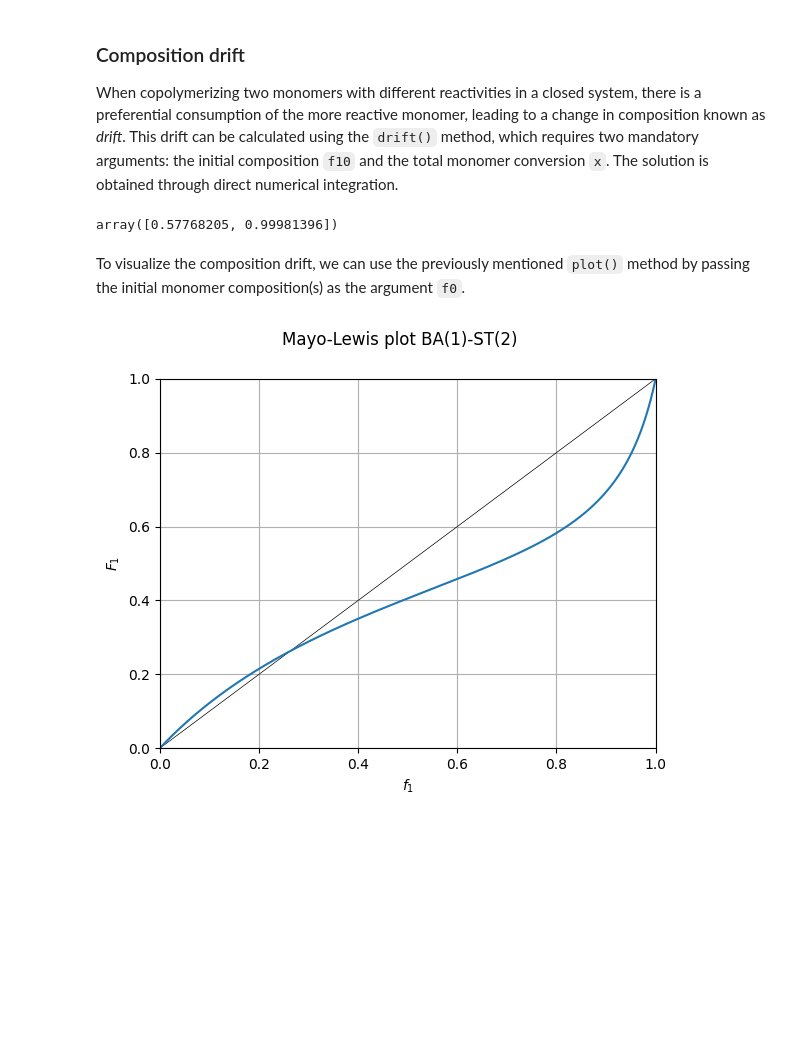
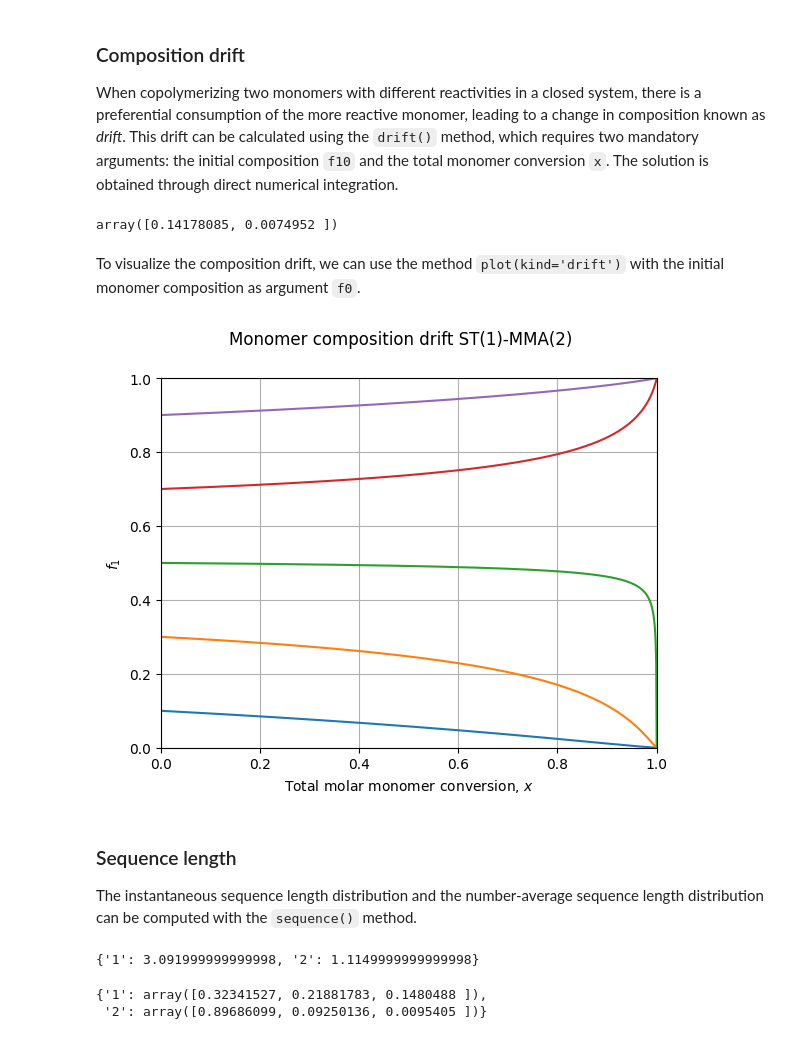
Before and after one commit to HugoMVale/polykin, a Jupyter notebook: docs/tutorials/copolymerization.ipynb, the cells around one changed output. Saved outputs shown, nothing was run; the diff lists cells and outputs as text; code cells hidden in the pictures; blank space fills up the shorter version.

```diff
--- a/docs/tutorials/copolymerization.ipynb
+++ b/docs/tutorials/copolymerization.ipynb
@@ -26,0 +25,4 @@ k22:  None
+# %%
+# Reactivity ratios from Fukuda (1985)
+tm = TerminalModel(r1=0.523, r2=0.460,
+                   M1='ST', M2='MMA', name='TM-Fukuda')
@@ -57,12 +67,27 @@ model.plot(M=2)
 
 When copolymerizing two monomers with different reactivities in a closed system, there is a preferential consumption of the more reactive monomer, leading to a change in composition known as _drift_. This drift can be calculated using the `drift()` method, which requires two mandatory arguments: the initial composition `f10` and the total monomer conversion `x`. The solution is obtained through direct numerical integration.
 # %%
-model.drift(f10=0.5, x=[0.50, 0.98]) # f10 and x can be scalars or array-like
+tm.drift(f10=0.2, x=[0.50, 0.98]) # f10 and x can be scalars or array-like
 # %% [output]
-array([0.57768205, 0.99981396])
+array([0.14178085, 0.0074952 ])
 # %% [markdown]
-To visualize the composition drift, we can use the previously mentioned `plot()` method by passing the initial monomer composition(s) as the argument `f0`.
+To visualize the composition drift, we can use the method `plot(kind='drift')` with the initial monomer composition as argument `f0`.
 # %%
-model.plot(f0=[0.1 + i*0.1 for i in range(10)], M=1)
+tm.plot('drift', f0=[0.1, 0.3, 0.5, 0.7, 0.9], M=1)
 # %% [output]
-[figure, old version]
+[figure, new version]
+# %% [markdown]
+### Sequence length
+
+The instantaneous sequence length distribution and the number-average sequence length distribution can be computed with the `sequence()` method.
+# %%
+# number average sequence length
+tm.sequence(f1=0.8, k=None)
+# %% [output]
+{'1': 3.091999999999998, '2': 1.1149999999999998}
+# %%
+# fraction of sequences of length k
+tm.sequence(f1=0.8, k=[1, 2, 3])
+# %% [output]
+{'1': array([0.32341527, 0.21881783, 0.1480488 ]),
+ '2': array([0.89686099, 0.09250136, 0.0095405 ])}
```
Also changed, not shown: parts of 37 cells of this notebook, 2 other files.
